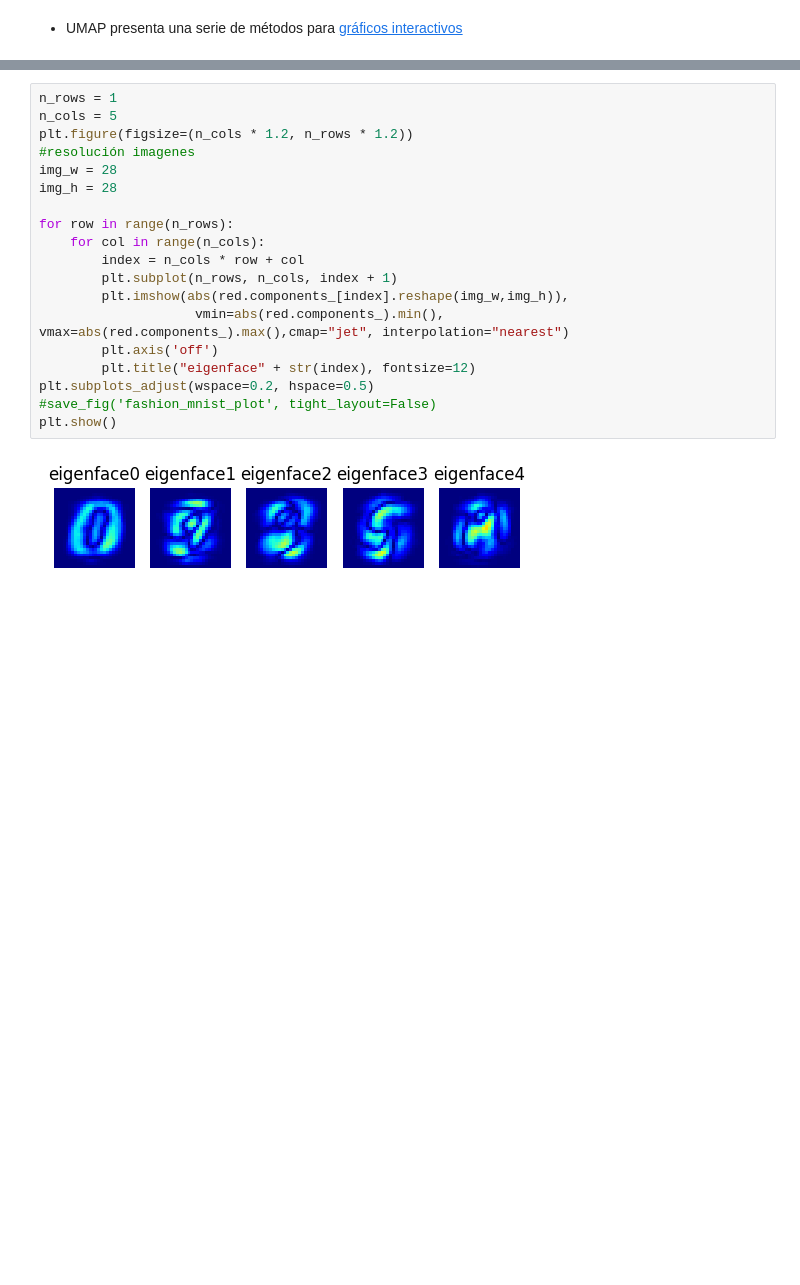
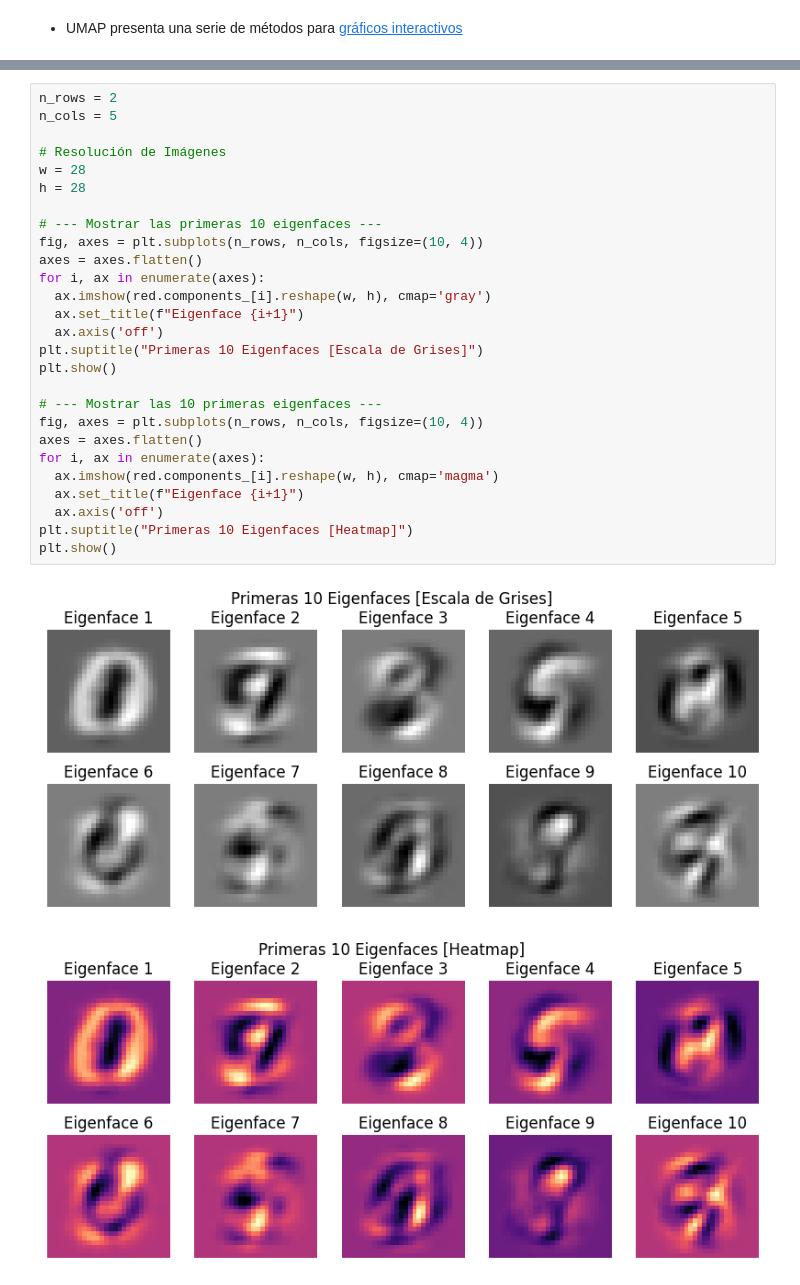
Before and after one commit to JuanJGalindo/ML-Theory, a Jupyter notebook: Tarea6/ReduccionDimension.ipynb, the cells around one changed output, grey strips where cells are left out. Cells and saved outputs as stored; diff of their text form; blank space fills up the shorter version.

```diff
--- a/Tarea6/ReduccionDimension.ipynb
+++ b/Tarea6/ReduccionDimension.ipynb
@@ -608,21 +692,30 @@ print(red.components_.shape)
-# %%
-n_rows = 1
-n_cols = 5
-plt.figure(figsize=(n_cols * 1.2, n_rows * 1.2))
-#resolución imagenes
-img_w = 28
-img_h = 28
-
-for row in range(n_rows):
-    for col in range(n_cols):
-        index = n_cols * row + col
-        plt.subplot(n_rows, n_cols, index + 1)
-        plt.imshow(abs(red.components_[index].reshape(img_w,img_h)),
-                    vmin=abs(red.components_).min(), vmax=abs(red.components_).max(),cmap="jet", interpolation="nearest")
-        plt.axis('off')
-        plt.title("eigenface" + str(index), fontsize=12)
-plt.subplots_adjust(wspace=0.2, hspace=0.5)
-#save_fig('fashion_mnist_plot', tight_layout=False)
-plt.show()
-# %% [output]
-[figure, removed]
+# %%
+n_rows = 2
+n_cols = 5
+
+# Resolución de Imágenes
+w = 28
+h = 28
+
+# --- Mostrar las primeras 10 eigenfaces ---
+fig, axes = plt.subplots(n_rows, n_cols, figsize=(10, 4))
+axes = axes.flatten()
+for i, ax in enumerate(axes):
+  ax.imshow(red.components_[i].reshape(w, h), cmap='gray')
+  ax.set_title(f"Eigenface {i+1}")
+  ax.axis('off')
+plt.suptitle("Primeras 10 Eigenfaces [Escala de Grises]")
+plt.show()
+
+# --- Mostrar las 10 primeras eigenfaces ---
+fig, axes = plt.subplots(n_rows, n_cols, figsize=(10, 4))
+axes = axes.flatten()
+for i, ax in enumerate(axes):
+  ax.imshow(red.components_[i].reshape(w, h), cmap='magma')
+  ax.set_title(f"Eigenface {i+1}")
+  ax.axis('off')
+plt.suptitle("Primeras 10 Eigenfaces [Heatmap]")
+plt.show()
+# %% [output]
+[figure, added]
+[figure, added]
```
Also changed, not shown: parts of 38 cells of this notebook.
